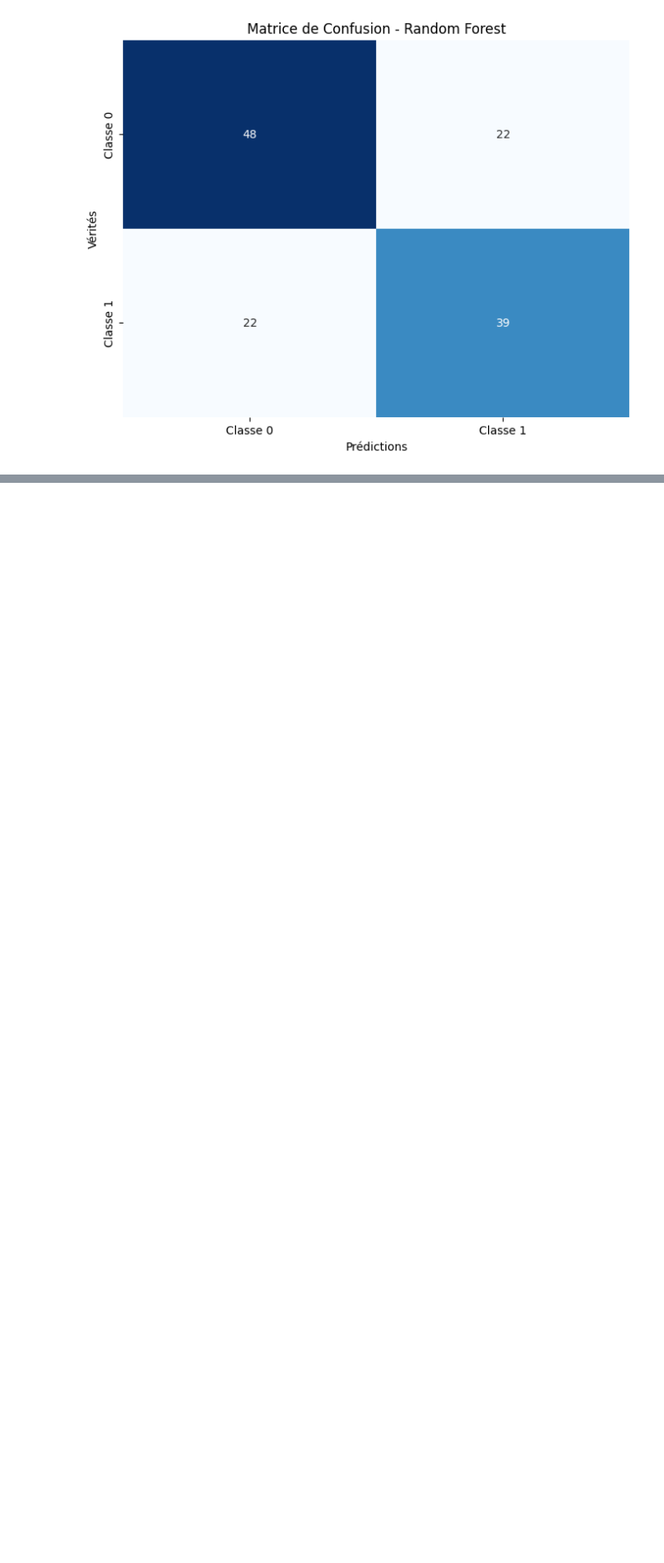
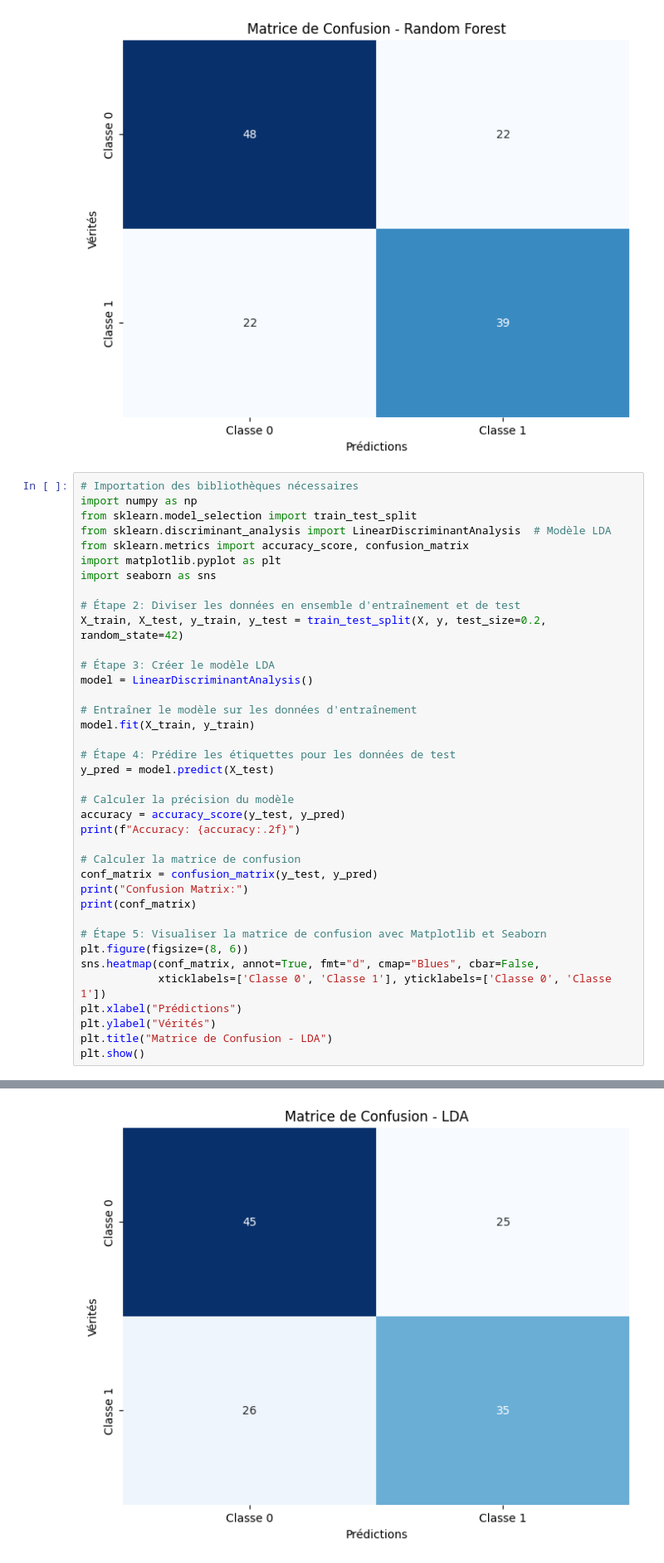
Before and after one commit to felicielevinton/analysebingobike, a Jupyter notebook: Decoding/GLM.ipynb, the cells around one changed output, grey strips where cells are left out. Shown at 83% size. Cells and saved outputs as stored; diff of their text form; blank space fills up the shorter version.

```diff
--- a/Decoding/GLM.ipynb
+++ b/Decoding/GLM.ipynb
@@ -127,3 +242,42 @@ Confusion Matrix:
 [[48 22]
  [22 39]]
 [figure]
+# %%
+# Importation des bibliothèques nécessaires
+import numpy as np
+from sklearn.model_selection import train_test_split
+from sklearn.discriminant_analysis import LinearDiscriminantAnalysis  # Modèle LDA
+from sklearn.metrics import accuracy_score, confusion_matrix
+import matplotlib.pyplot as plt
+import seaborn as sns
+
+# Étape 2: Diviser les données en ensemble d'entraînement et de test
+X_train, X_test, y_train, y_test = train_test_split(X, y, test_size=0.2, random_state=42)
+
+# Étape 3: Créer le modèle LDA
+model = LinearDiscriminantAnalysis()
+
+# Entraîner le modèle sur les données d'entraînement
+model.fit(X_train, y_train)
+
+# Étape 4: Prédire les étiquettes pour les données de test
+y_pred = model.predict(X_test)
+
+# Calculer la précision du modèle
+accuracy = accuracy_score(y_test, y_pred)
+print(f"Accuracy: {accuracy:.2f}")
+
+# Calculer la matrice de confusion
+conf_matrix = confusion_matrix(y_test, y_pred)
+print("Confusion Matrix:")
+print(conf_matrix)
+
+# Étape 5: Visualiser la matrice de confusion avec Matplotlib et Seaborn
+plt.figure(figsize=(8, 6))
+sns.heatmap(conf_matrix, annot=True, fmt="d", cmap="Blues", cbar=False,
+            xticklabels=['Classe 0', 'Classe 1'], yticklabels=['Classe 0', 'Classe 1'])
+plt.xlabel("Prédictions")
+plt.ylabel("Vérités")
+plt.title("Matrice de Confusion - LDA")
+plt.show()
+# %% [output]
@@ -129,0 +288 @@ Confusion Matrix:
+[figure, added]
```
Also changed, not shown: parts of 11 cells of this notebook.
